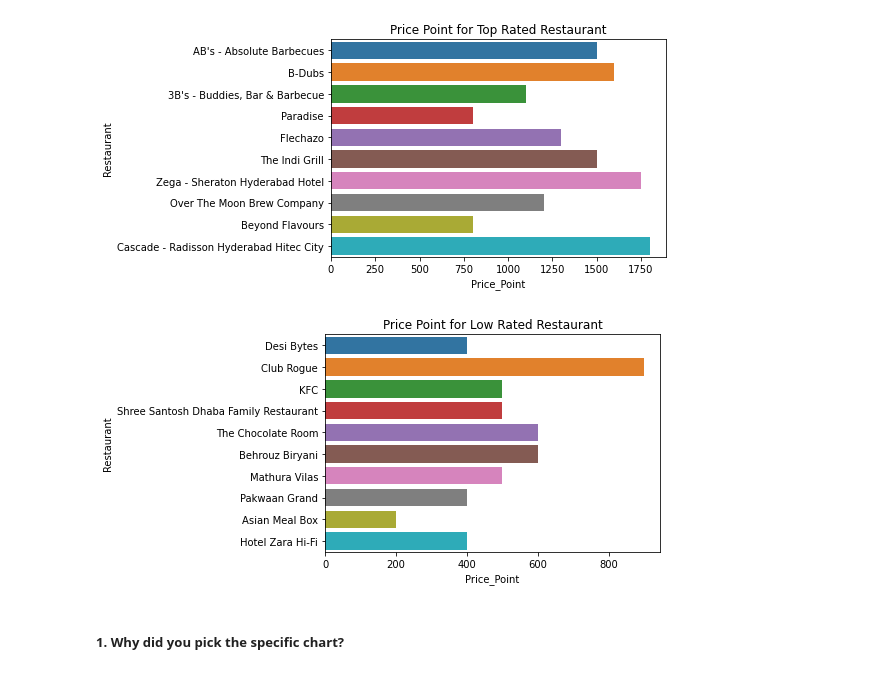
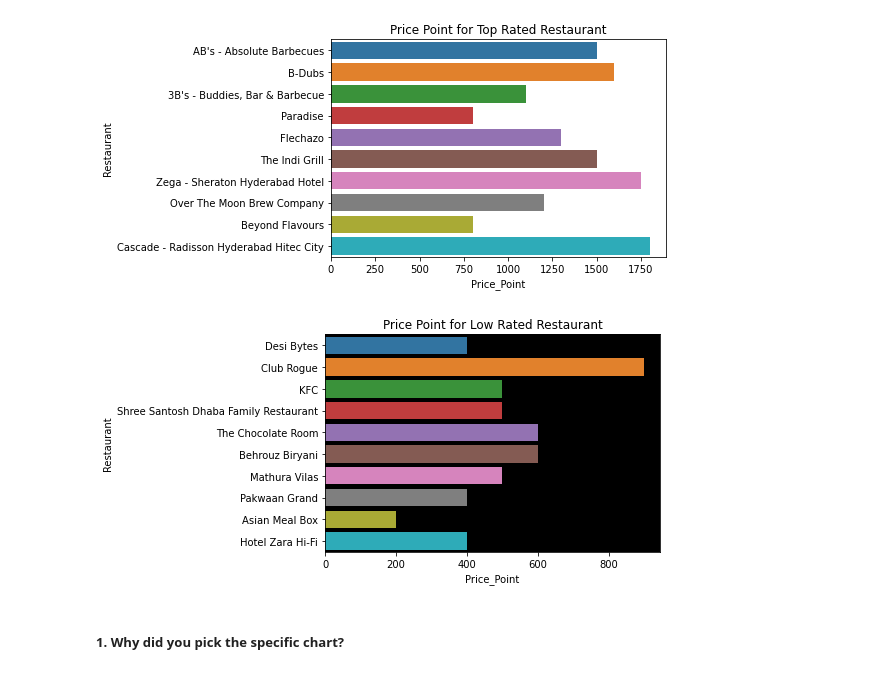
Before and after one commit to abhinav4201/UnSupervised-ML-Zomato-Restaurant-Clustering-and-Sentiment-Analysis, a Jupyter notebook: UnSupervised_ML_Zomato_Restaurant_Clustering_and_Sentiment_Analysis_capstone_project_4.ipynb, the cells around one changed output. Drawn from its saved outputs; the diff is of its cells as text; code cells hidden in the pictures.

Commit message:
completed 5 charts

```diff
--- a/UnSupervised_ML_Zomato_Restaurant_Clustering_and_Sentiment_Analysis_capstone_project_4.ipynb
+++ b/UnSupervised_ML_Zomato_Restaurant_Clustering_and_Sentiment_Analysis_capstone_project_4.ipynb
@@ -853,10 +853,14 @@ plt.show()
 # %%
 #visualization code for price point of low rated restaurant
 sns.barplot(data = most_engaged_hotel[-10:], x = 'Price_Point', y = 'Restaurant')
 plt.title('Price Point for Low Rated Restaurant')
+# Setting the background color of the plot
+# using set_facecolor() method
+ax = plt.axes()
+ax.set_facecolor("black")
 plt.show()
 # %% [output]
-[figure, old version]
+[figure, new version]
 # %% [markdown]
 ##### 1. Why did you pick the specific chart?
 # %% [markdown]
```
Also changed, not shown: parts of 24 cells of this notebook.
